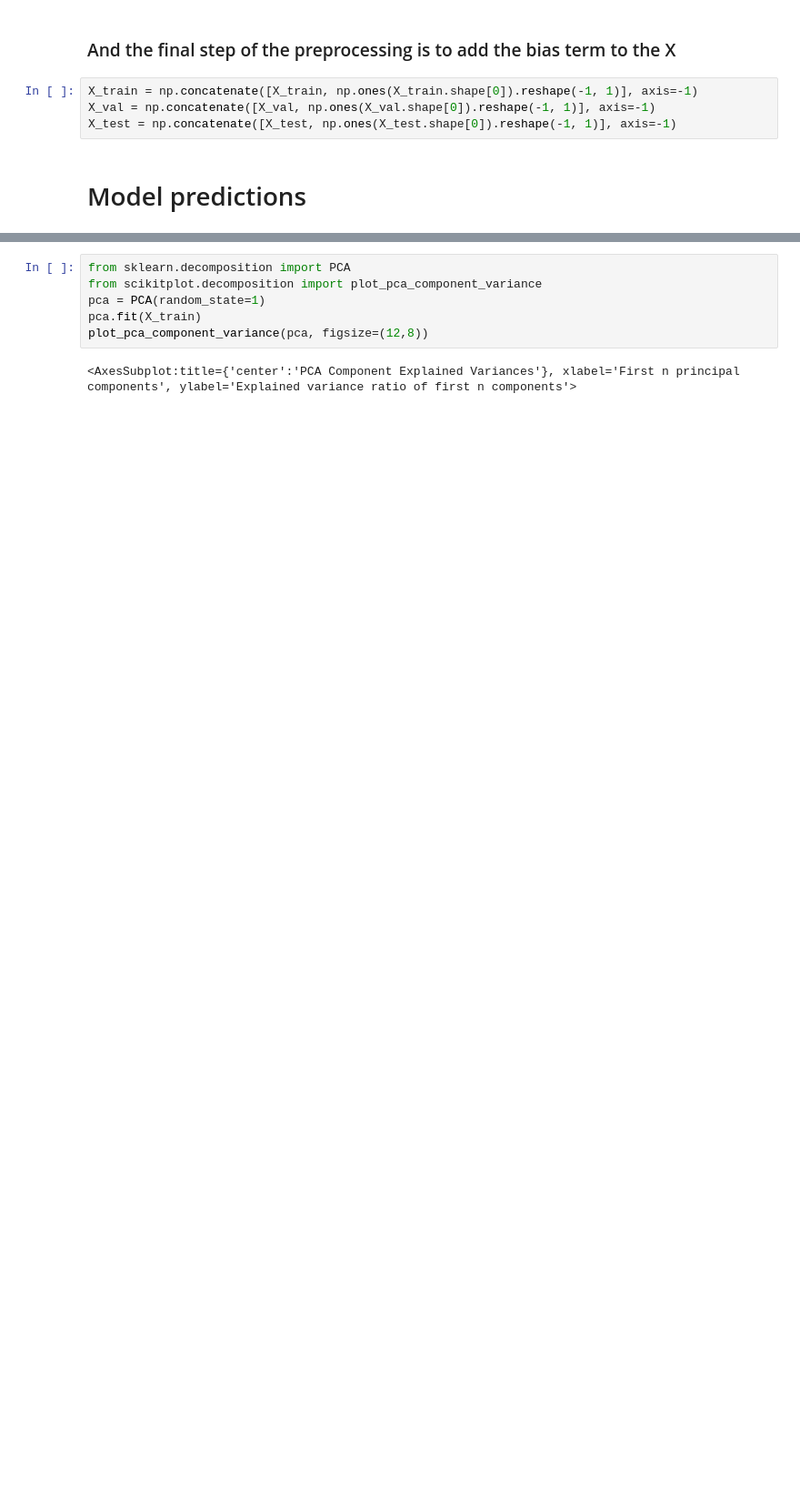
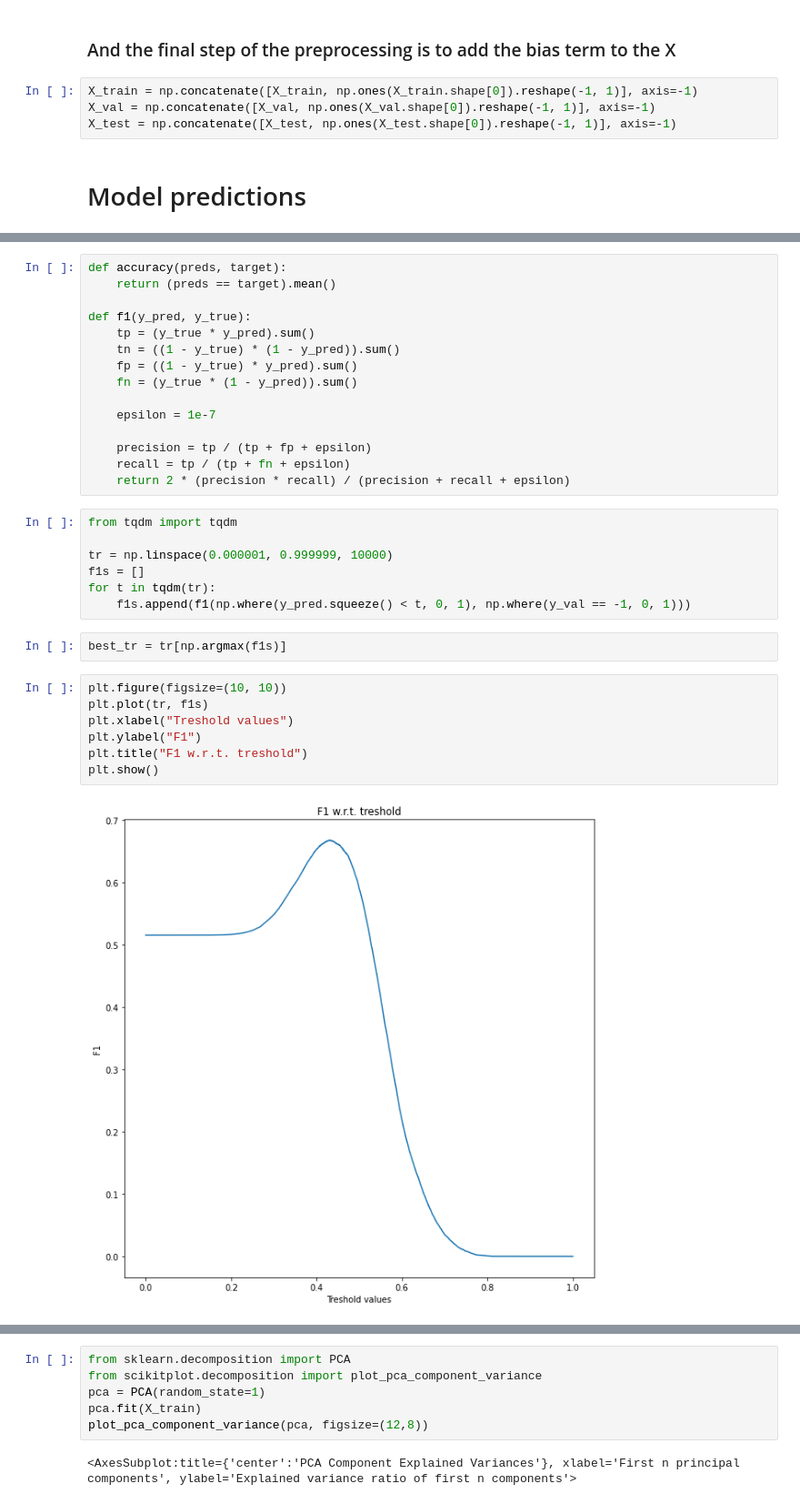
Before and after one commit to maximzubkov/ML_course, a Jupyter notebook: projects/project1/features.ipynb, the cells around one changed output, grey strips where cells are left out. Shown at 91% size. Cells and saved outputs as stored; diff of their text form; blank space fills up the shorter version.

```diff
--- a/projects/project1/features.ipynb
+++ b/projects/project1/features.ipynb
@@ -252,2 +250,35 @@ array([[False],
+# %%
+def accuracy(preds, target):
+    return (preds == target).mean()
+
+def f1(y_pred, y_true):
+    tp = (y_true * y_pred).sum()
+    tn = ((1 - y_true) * (1 - y_pred)).sum()
+    fp = ((1 - y_true) * y_pred).sum()
+    fn = (y_true * (1 - y_pred)).sum()
+
+    epsilon = 1e-7
+
+    precision = tp / (tp + fp + epsilon)
+    recall = tp / (tp + fn + epsilon)
+    return 2 * (precision * recall) / (precision + recall + epsilon)
+# %%
+from tqdm import tqdm
+
+tr = np.linspace(0.000001, 0.999999, 10000)
+f1s = []
+for t in tqdm(tr):
+    f1s.append(f1(np.where(y_pred.squeeze() < t, 0, 1), np.where(y_val == -1, 0, 1)))
+# %%
+best_tr = tr[np.argmax(f1s)]
+# %%
+plt.figure(figsize=(10, 10))
+plt.plot(tr, f1s)
+plt.xlabel("Treshold values")
+plt.ylabel("F1")
+plt.title("F1 w.r.t. treshold")
+plt.show()
+# %% [output]
+[figure, added]
 # %%
 OUTPUT_PATH = 'baseline.csv'
```
Also changed, not shown: parts of 21 cells of this notebook.
